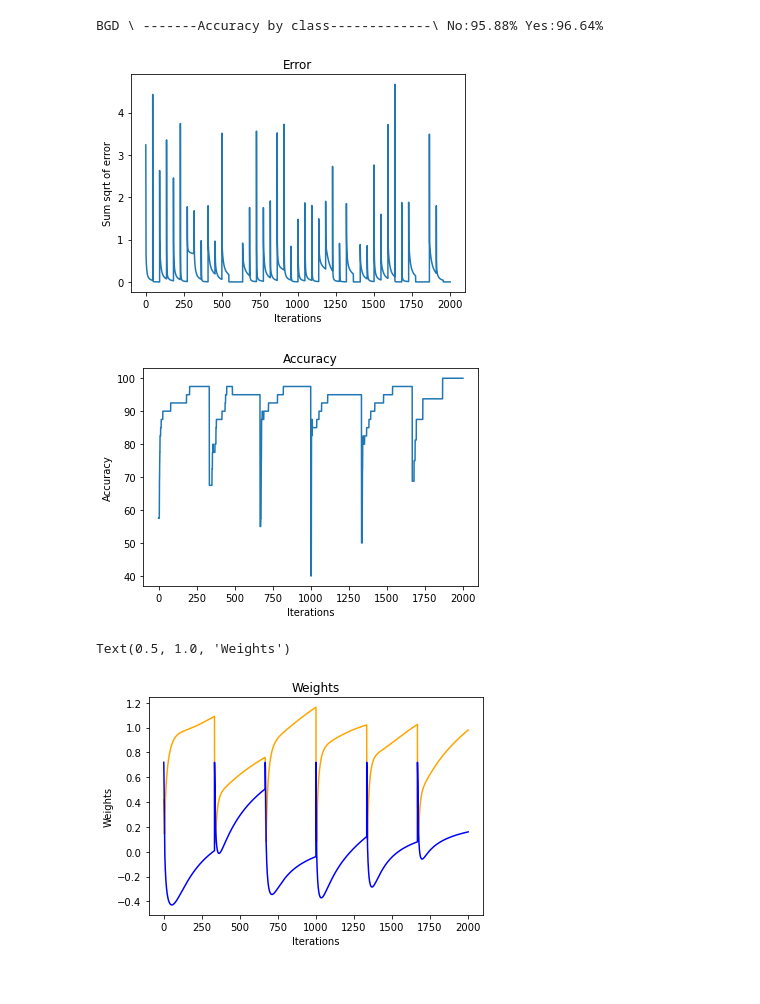
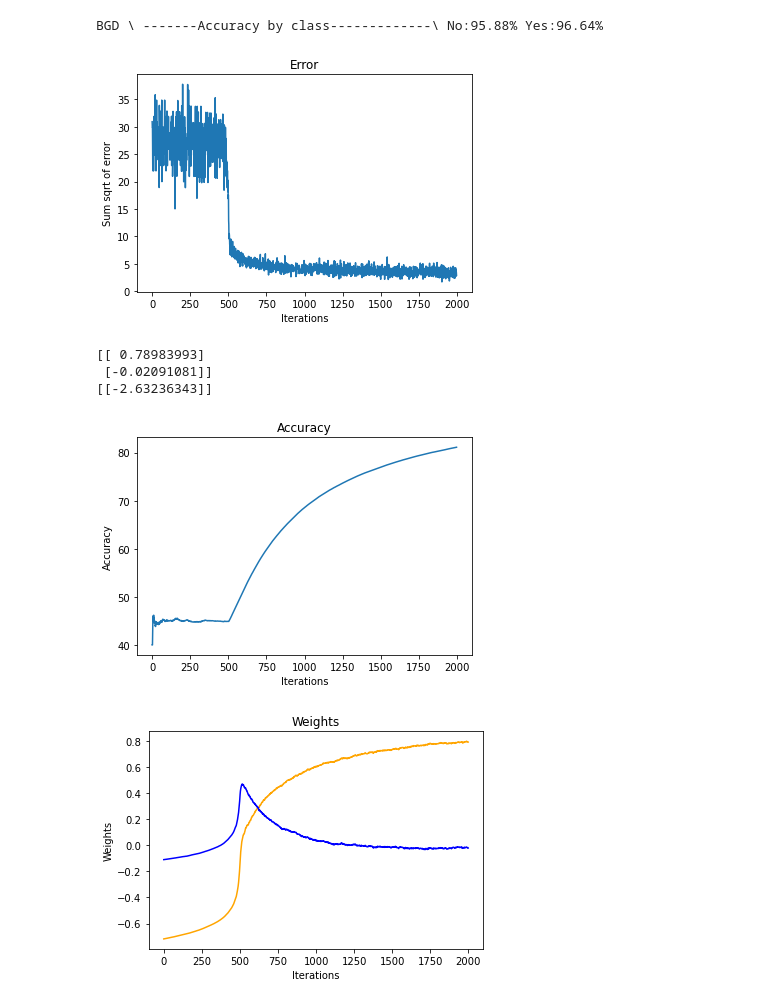
Before and after one commit to aibota1016/Perceptron, a Jupyter notebook: Perceptron.ipynb, the cells around one changed output. Saved outputs shown, nothing was run; the diff lists cells and outputs as text; code cells hidden in the pictures.

```diff
--- a/Perceptron.ipynb
+++ b/Perceptron.ipynb
@@ -154,21 +153,12 @@ plt.show()
 print("BGD \ -------Accuracy by class-------------\ No:{0:.2f}% Yes:{1:.2f}%".format(acc_no, acc_yes))
 # %% [output]
 BGD \ -------Accuracy by class-------------\ No:95.88% Yes:96.64%
-# %%
-#Stochastic Gradient Descend
-def SGD(train_data, mini_batch_size, epoch, learning_rate):
-    m = train_data.shape[0]
-    error = []
-    W = []
-    acc = []
-    acc_yes, acc_no = 0, 0
-    np.random.shuffle(train_data)
-    mini_batches = [training_data[k:k+mini_batch_size] for k in range(0, m, mini_batch_size)]
-    for mini_batch in mini_batches:
-        X_train = mini_batch.T[:2].T
-        y_train = mini_batch.T[2].T.reshape(len(mini_batch), 1)
-        e, w, accur, acc_yes, acc_no = gradient_descent(epoch, X_train, y_train, learning_rate)
-        error.append(e)
-        W.append(w)
-        acc.append(accur)
-    return error, W, acc, acc_yes, acc_no
+# %%
+def accuracy_SGD(y_train, y_predict):
+    count = 0
+    n = len(y_train)
+    for i in range(n):
+        if (y_predict[i] < 0.5 and y_train[i] == [0]) or (y_predict[i] >= 0.5 and y_train[i] == [1]):
+            count += 1
+    acc = count / n * 100
+    return acc
@@ -175,46 +213,44 @@ def SGD(train_data, mini_batch_size, epoch, learning_rate):
 # %%
-learning_rate = 0.1
-epoch = 2000
-mini_batch_size = 5
-error, W, acc, acc_yes, acc_no = SGD(training_data, mini_batch_size, epoch, learning_rate)
+# learning_rate = 0.1
+epoch = 100000
+error, W, bias, acc, acc_yes, acc_no = SGD(training_data, epoch, learning_rate)
+scaled_epoch = int(epoch/50-1) #reducing epoch value to align with the y-axis
 #Iteration vs Error plot
-error = np.asarray(error).flatten()
-x = np.linspace(0, num_iter, len(error))
-plt.plot(x, error)
+itr = [i for i in range(scaled_epoch)]
+plt.plot(itr, error)
 plt.xlabel("Iterations")
 plt.ylabel("Sum sqrt of error")
 plt.title("Error")
 plt.show()
+print(W[-1])
+print(bias)
 # %% [output]
-[figure, old version]
+[figure, new version]
+[[ 0.78983993]
+ [-0.02091081]]
+[[-2.63236343]]
 # %%
 #Iteration vs Accuracy
-acc = np.asarray(acc).flatten()
-x = np.linspace(0, num_iter, len(acc))
-plt.plot(x, acc)
+itr = [i for i in range(scaled_epoch)]
+plt.plot(itr, acc)
 plt.xlabel("Iterations")
 plt.ylabel("Accuracy")
 plt.title("Accuracy")
 plt.show()
 # %% [output]
-[figure, old version]
+[figure, new version]
 # %%
 #Weights
-weights = []
-for i in range(len(W)):
-    for j in range(epoch):
-        weights.append(W[i][j])
-weights = np.asarray(weights)
-x = np.linspace(0, num_iter, len(weights))
-plt.plot(x, weights.T[0][0], color = 'orange')
-plt.plot(x, weights.T[0][1], color = 'blue')
+itr = [i for i in range(scaled_epoch)]
+W = np.asarray(W)
+plt.plot(itr, W.T[0][0], color = 'orange')
+plt.plot(itr, W.T[0][1], color = 'blue')
 plt.xlabel("Iterations")
 plt.ylabel("Weights")
 plt.title("Weights")
-#plt.show()
+plt.show()
 # %% [output]
-Text(0.5, 1.0, 'Weights')
-[figure, old version]
+[figure, new version]
 # %%
 print("SGD \ -------Accuracy by class-------------\ No:{0:.2f}% Yes:{1:.2f}%".format(acc_no, acc_yes))
 # %% [output]
```
Also changed, not shown: parts of 17 cells of this notebook.
